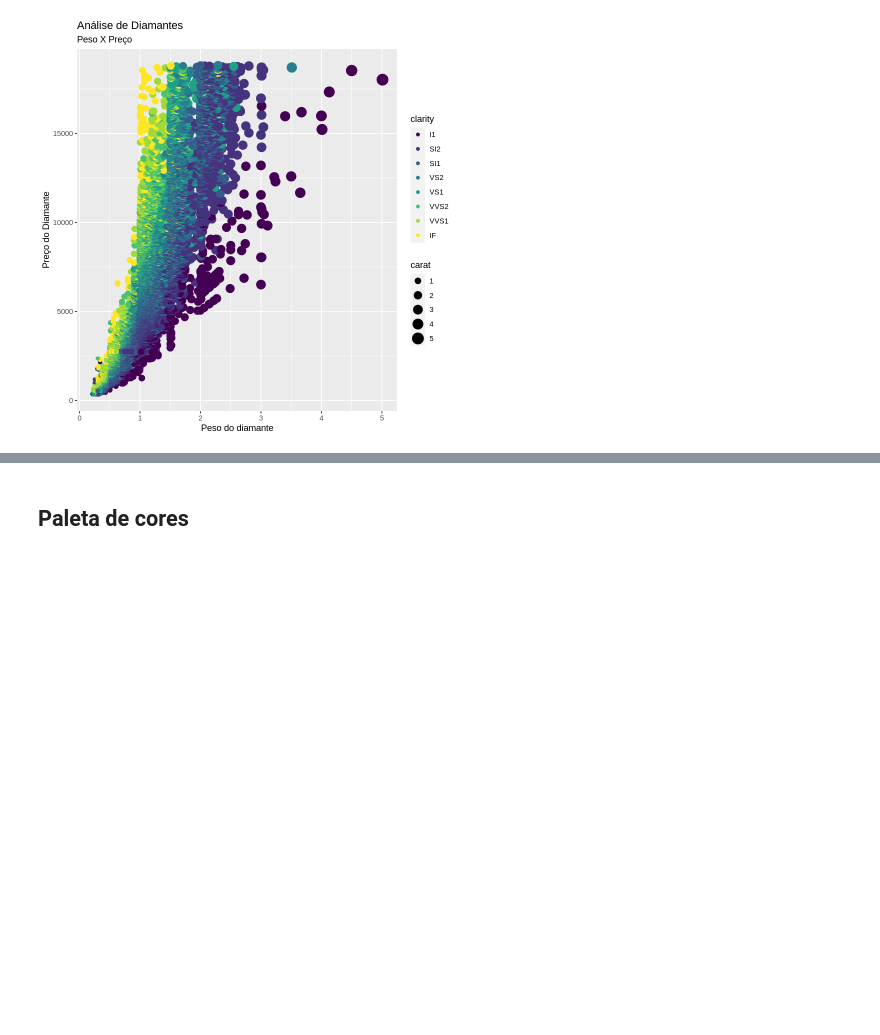
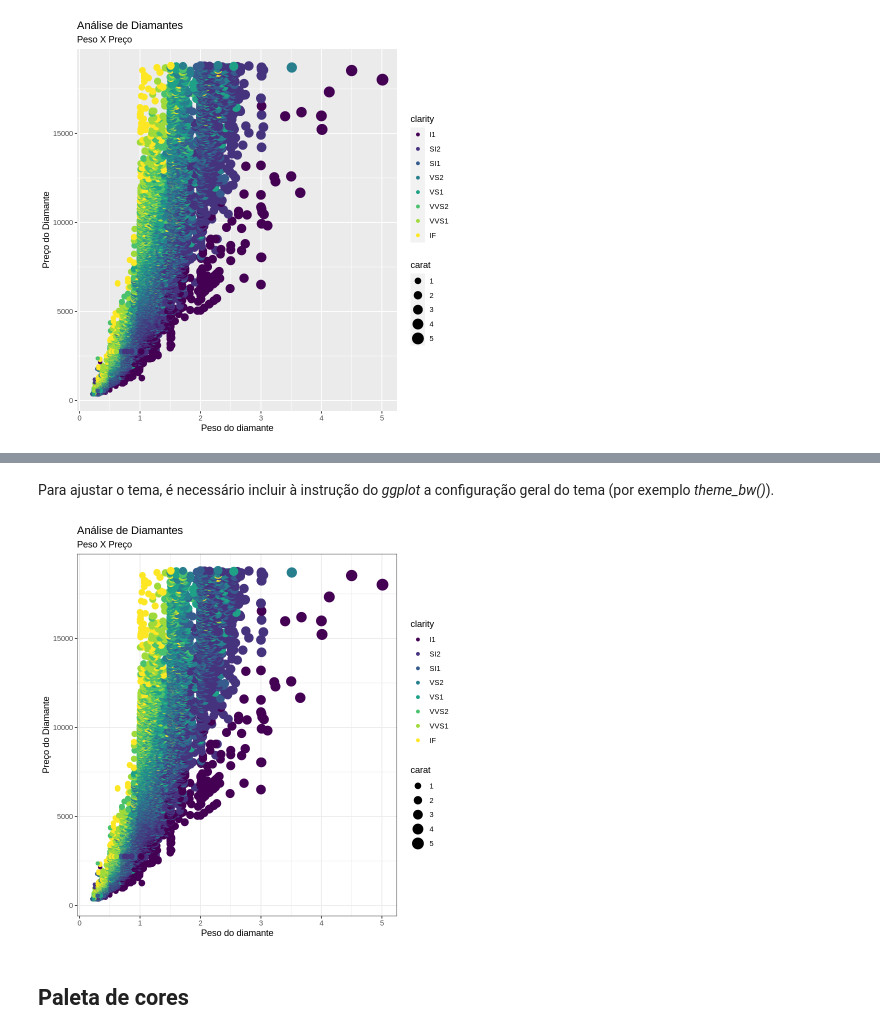
Before and after one commit to Rogerio-mack/Ling-de-Prog-para-Ciencia-de-Dados, a Jupyter notebook: Trilha 7.ipynb, the cells around one changed output, grey strips where cells are left out. Cells and saved outputs as stored; diff of their text form; code cells hidden in the pictures; blank space fills up the shorter version.

Commit message:
Incluído o tema para finalizar a parte inicial

```diff
--- a/Trilha 7.ipynb
+++ b/Trilha 7.ipynb
@@ -133,3 +155,14 @@ ggplot(diamonds, aes(x=carat, y=price)) +
+# %% [markdown]
+Para ajustar o tema, é necessário incluir à instrução do *ggplot* a configuração geral do tema (por exemplo *theme_bw()*).
+# %%
+ggplot(diamonds, aes(x=carat, y=price)) +
+  geom_point(aes(col=clarity, size=carat)) +
+  ggtitle("Análise de Diamantes", subtitle="Peso X Preço") +
+  xlab("Peso do diamante") +
+  ylab("Preço do Diamante") +
+  theme_bw()
+# %% [output]
+[figure, added]
 # %% [markdown]
 ## Paleta de cores
 # %% [markdown]
```
Also changed, not shown: parts of 2 cells of this notebook.
